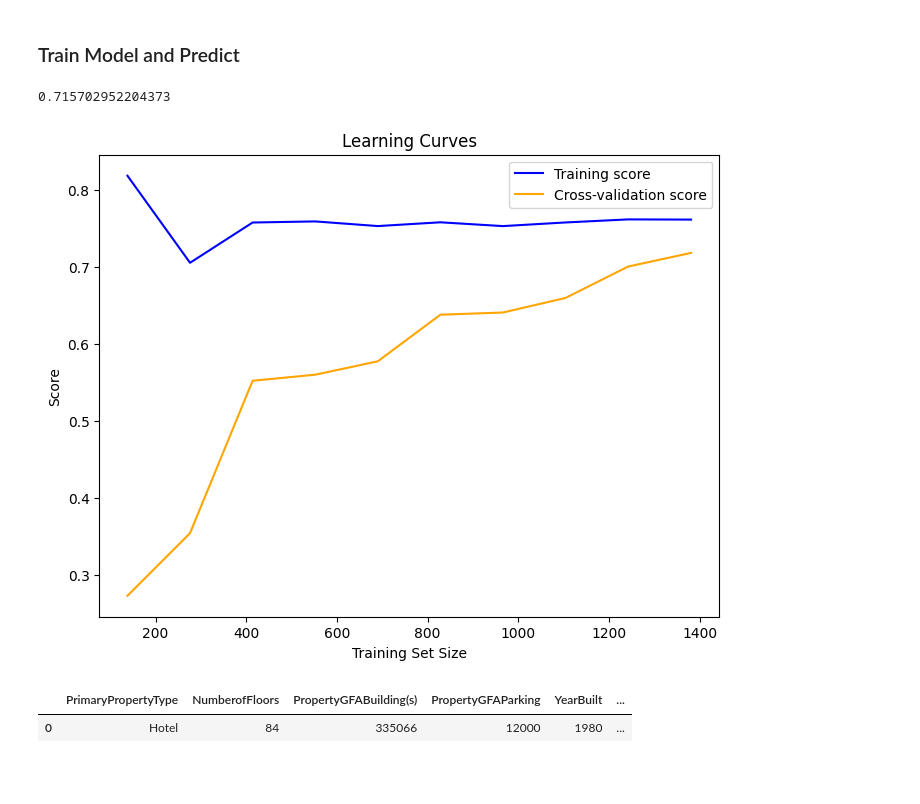
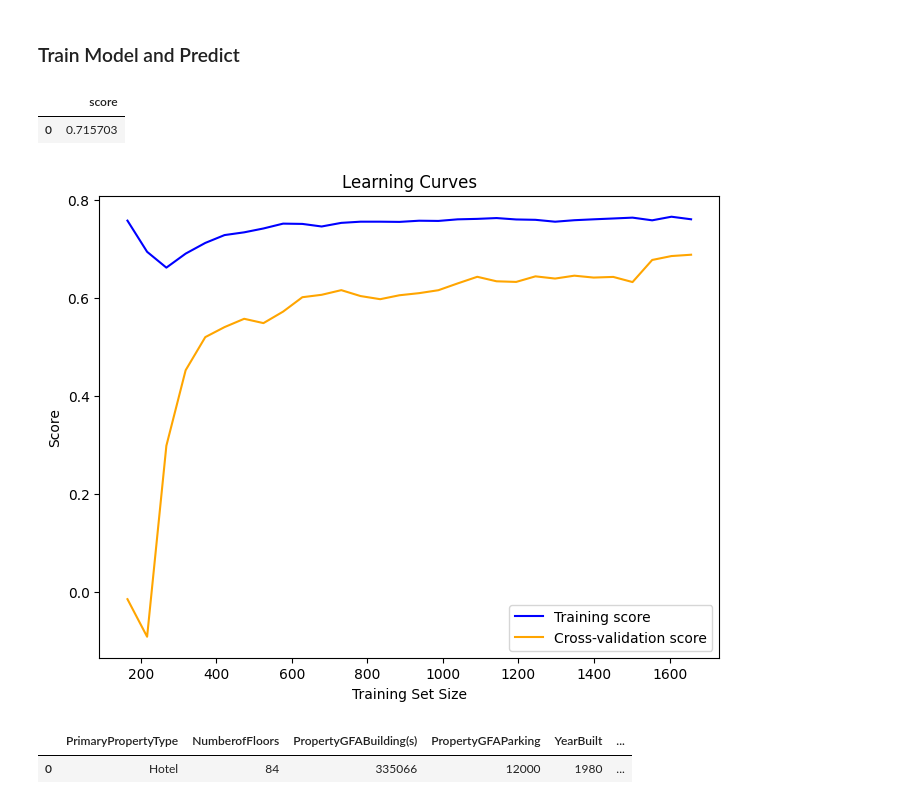
Before and after one commit to hramzan01/project_zero, a Jupyter notebook: nb_utilities_condensed.ipynb, the cells around one changed output. Cells and saved outputs as stored; diff of their text form; code cells hidden in the pictures; blank space fills up the shorter version.

```diff
--- a/nb_utilities_condensed.ipynb
+++ b/nb_utilities_condensed.ipynb
@@ -252,35 +254,37 @@ y = df_scaled['Electricity(kWh)']
 # train model
 
 scores = cross_val_score(sgd_regressor, X, y, cv=3)
-scores.mean()
+r2_score = pd.DataFrame({'score': scores.mean()}, index=[0])
+r2_score
 # %% [output]
-0.715702952204373
+|  | score |
+| 0 | 0.715703 |
 # %%
 import numpy as np
 import matplotlib.pyplot as plt
 from sklearn.model_selection import learning_curve
 
-def plot_learning_curve(estimator, X, y, cv=3):
+def plot_learning_curve(estimator, X, y, cv=5):
     train_sizes, train_scores, test_scores = learning_curve(
-        estimator=estimator, X=X, y=y, cv=cv, train_sizes=np.linspace(0.1, 1.0, 10)
+        estimator=estimator, X=X, y=y, cv=cv, train_sizes=np.linspace(0.1, 1.0, 30)
     )
 
     train_mean = np.mean(train_scores, axis=1)
     test_mean = np.mean(test_scores, axis=1)
 
     plt.figure(figsize=(8, 6))
     plt.plot(train_sizes, train_mean, color="blue", label="Training score")
     plt.plot(train_sizes, test_mean, color="orange", label="Cross-validation score")
     plt.title("Learning Curves")
     plt.xlabel("Training Set Size")
     plt.ylabel("Score")
     plt.legend(loc="best")
     plt.show()
 
 # Usage:
 plot_learning_curve(sgd_regressor, X, y)
 # %% [output]
-[figure, old version]
+[figure, new version]
 # %%
 # prediction function
 def new_prediction(values: list, features: list):
```
Also changed, not shown: parts of 2 cells of this notebook.
